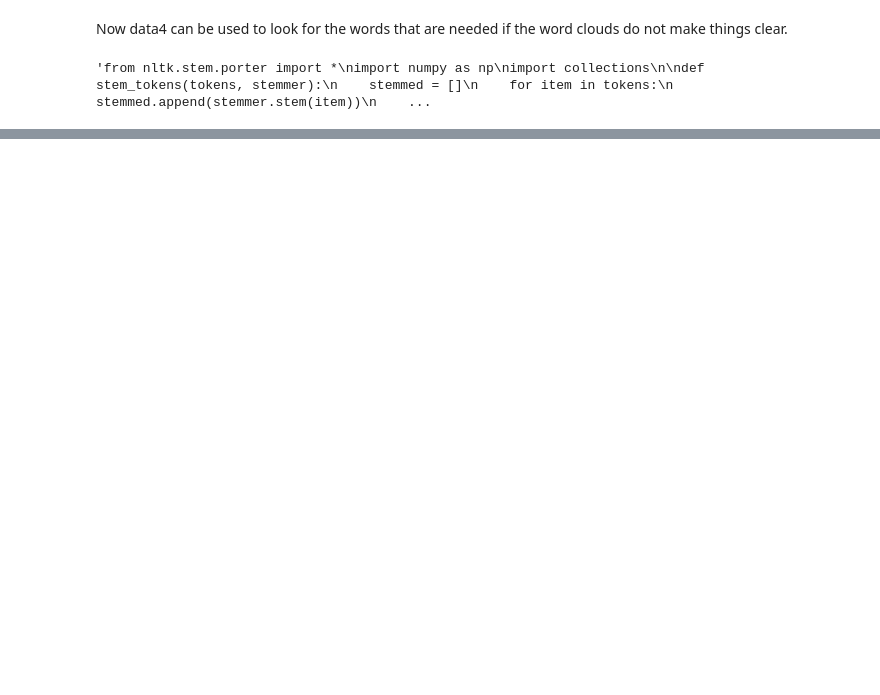
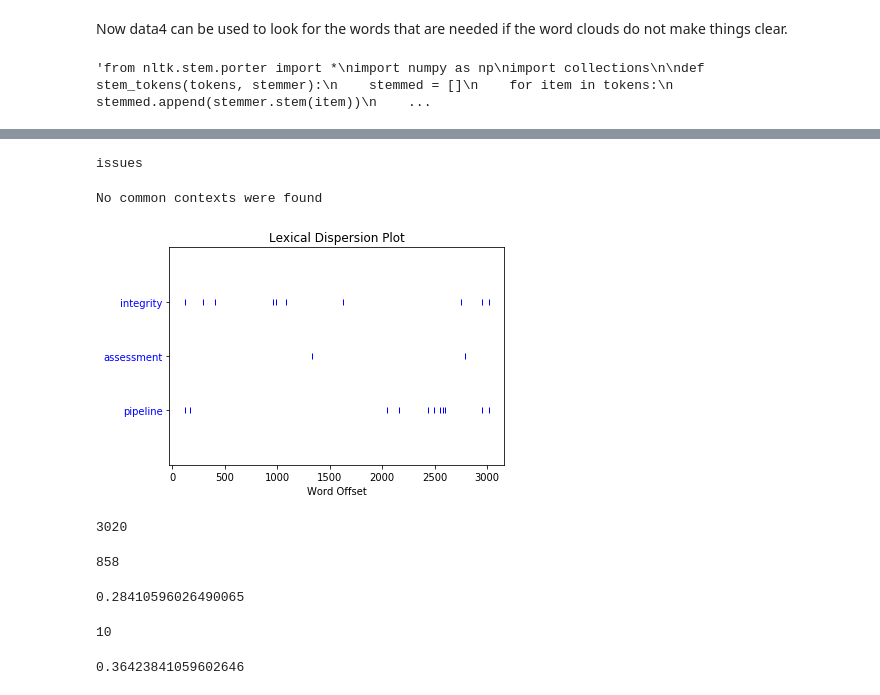
Before and after one commit to vslaser/Read_Analyse_pdf_docx, a Jupyter notebook: text_processor.ipynb, the cells around one changed output, grey strips where cells are left out. Drawn from its saved outputs; the diff is of its cells as text; code cells hidden in the pictures; blank space fills up the shorter version.

```diff
--- a/text_processor.ipynb
+++ b/text_processor.ipynb
@@ -259,0 +1446,2 @@ print(count)'''
+# %%
+txt = pdfhandler.readpdftext("Heather A to NCP Nov 07 IP survey.pdf")
@@ -259,0 +1452,2 @@ print(count)'''
+# %%
+txt = txt.replace("\n", "")
@@ -259,0 +1540,10 @@ print(count)'''
+# %%
+from nltk.tokenize import word_tokenize
+tokenisedwords = []
+#for s in txt:
+  #sentences.append(sent_tokenize(s))
+
+tokenisedwords.append(word_tokenize(txt))
+tokenisedwords = [y for x in tokenisedwords for y in x] # flatten list
+# %%
+nltk2 = nltk.Text(tokenisedwords)
@@ -259,0 +1552,32 @@ print(count)'''
+# %%
+nltk2.similar('assessment')
+# %% [output]
+issues
+# %%
+nltk2.common_contexts(['integrity', 'pipeline'])
+# %% [output]
+No common contexts were found
+# %%
+nltk2.dispersion_plot(['integrity', 'assessment', 'pipeline'])
+# %% [output]
+[figure, added]
+# %%
+len(nltk2) # Total number of tokens
+# %% [output]
+3020
+# %%
+len(set(nltk2)) # Total number of unique words
+# %% [output]
+858
+# %%
+len(set(nltk2))/len(nltk2)
+# %% [output]
+0.28410596026490065
+# %%
+nltk2.count('integrity')
+# %% [output]
+10
+# %%
+100*nltk2.count('pipeline')/len(nltk2) # This document has the work pipeline used a lot more than the word integrity
+# %% [output]
+0.36423841059602646
```
Also changed, not shown: parts of 175 cells of this notebook, 4 other files.
